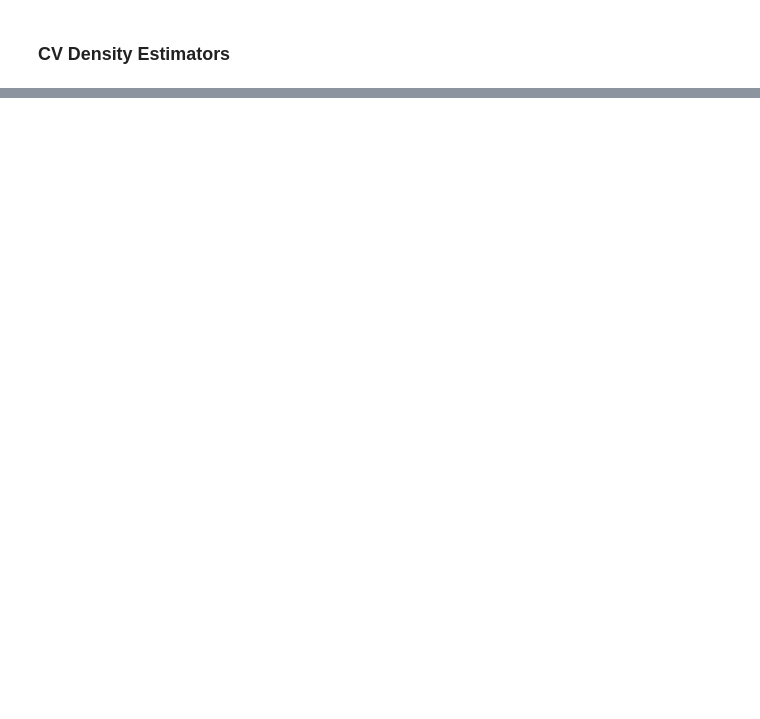
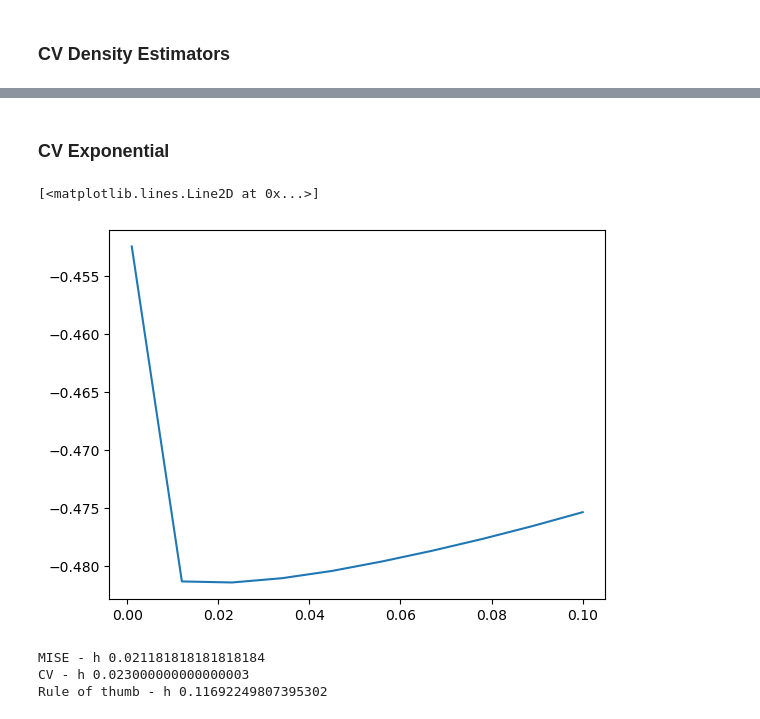
Before and after one commit to tcstrength/computer-science, a Jupyter notebook: math-statistics/kernel_density_estimation.ipynb, the cells around one changed output, grey strips where cells are left out. Cells and saved outputs as stored; diff of their text form; code cells hidden in the pictures; blank space fills up the shorter version.

```diff
--- a/math-statistics/kernel_density_estimation.ipynb
+++ b/math-statistics/kernel_density_estimation.ipynb
@@ -165,0 +176,17 @@ Risk_CV: 1.8060637398381584e-06
+# %%
+def int_p_hat(X: np.array, h: float, k: str):
+    n = len(X)
+    p = 0
+    space = np.linspace(min(X), max(X), 10*len(X))
+    # for i, x in enumerate(X):
+    for i, x in enumerate(space):
+        p += kde(X, x, h, k) ** 2
+    return p / len(X)
+# %%
+def ubcv(X: np.array, k: str, min_h = 0.001, max_h = 1, max_iter = 10):
+    h_list = np.linspace(min_h, max_h, max_iter)
+    cv_list = []
+    for h in tqdm(h_list):
+        cv = int_p_hat(X, h, k) - int_g_hat(X, h, k)
+        cv_list.append(cv)
+    return h_list, cv_list
@@ -165,0 +210,6 @@ Risk_CV: 1.8060637398381584e-06
+# %% [markdown]
+### CV Exponential
+# %%
+X = np.random.exponential(size=10000)
+# %%
+h_list, cv_list = ubcv(X, "gauss", max_h = 0.1)
@@ -165,0 +218,5 @@ Risk_CV: 1.8060637398381584e-06
+# %%
+plt.plot(h_list, cv_list)
+# %% [output]
+[<matplotlib.lines.Line2D at 0x...>]
+[figure, added]
@@ -165,0 +233,8 @@ Risk_CV: 1.8060637398381584e-06
+# %%
+print("MISE - h", h_mise)
+print("CV - h", h_cv)
+print("Rule of thumb - h", h_r)
+# %% [output]
+MISE - h 0.021181818181818184
+CV - h 0.023000000000000003
+Rule of thumb - h 0.11692249807395302
```
Also changed, not shown: parts of 33 cells of this notebook.
